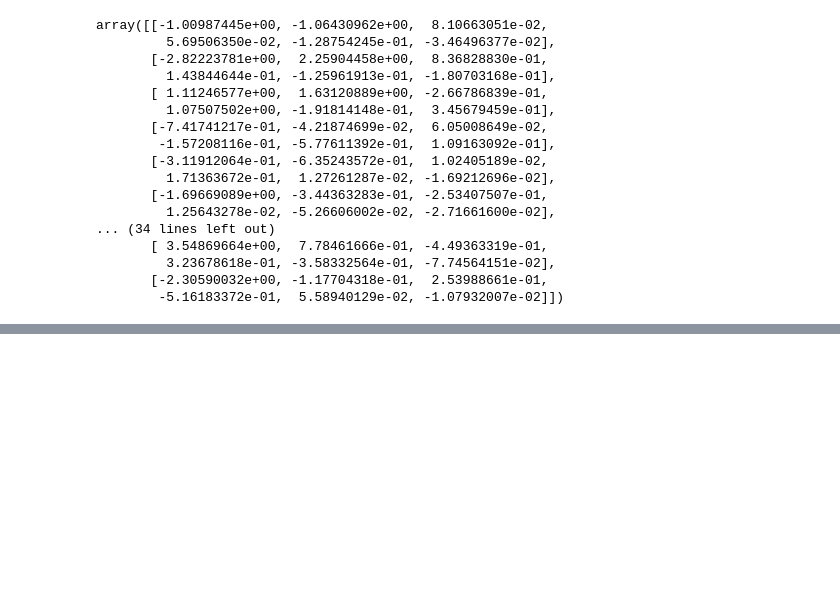
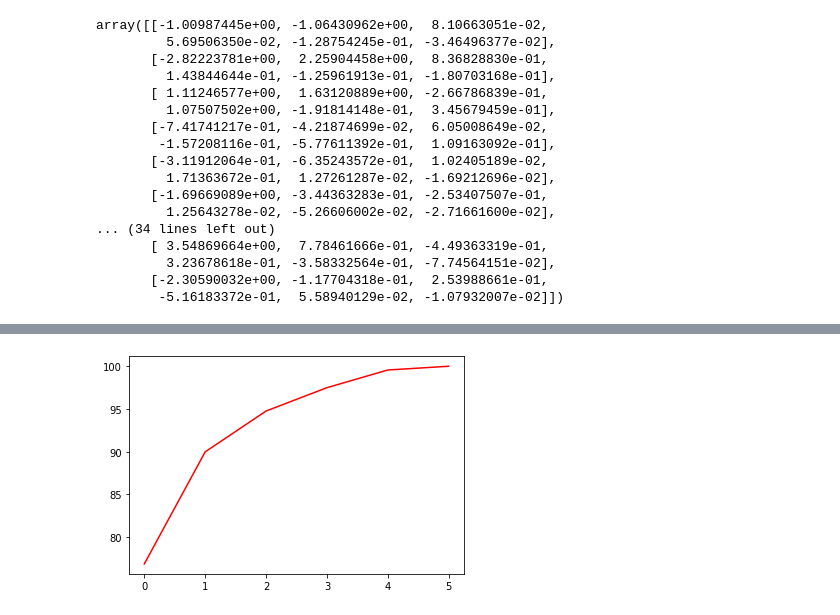
Before and after one commit to Aashrit77/Python, a Jupyter notebook: PCA.ipynb, the cells around one changed output, grey strips where cells are left out. Cells and saved outputs as stored; diff of their text form; code cells hidden in the pictures; blank space fills up the shorter version.

```diff
--- a/PCA.ipynb
+++ b/PCA.ipynb
@@ -96,6 +96,6 @@ array([[-1.00987445e+00, -1.06430962e+00,  8.10663051e-02,
        [-2.30590032e+00, -1.17704318e-01,  2.53988661e-01,
         -5.16183372e-01,  5.58940129e-02, -1.07932007e-02]])
 # %%
-pca = PCA(n_components=3)
-pca_values = pca.fit_transform(uni_normal)
-pca_values
+#pca = PCA(n_components=3)
+#pca_values = pca.fit_transform(uni_normal)
+#pca_values
@@ -140,0 +131,6 @@ array([[-0.45774863, -0.42714437,  0.42430805,  0.39064831, -0.36252316,
+# %%
+#this is a graph to show from which point i shoud take the n value:
+plt.plot(var1 ,color="red")
+plt.show()
+# %% [output]
+[figure, added]
```
Also changed, not shown: parts of 10 cells of this notebook.
